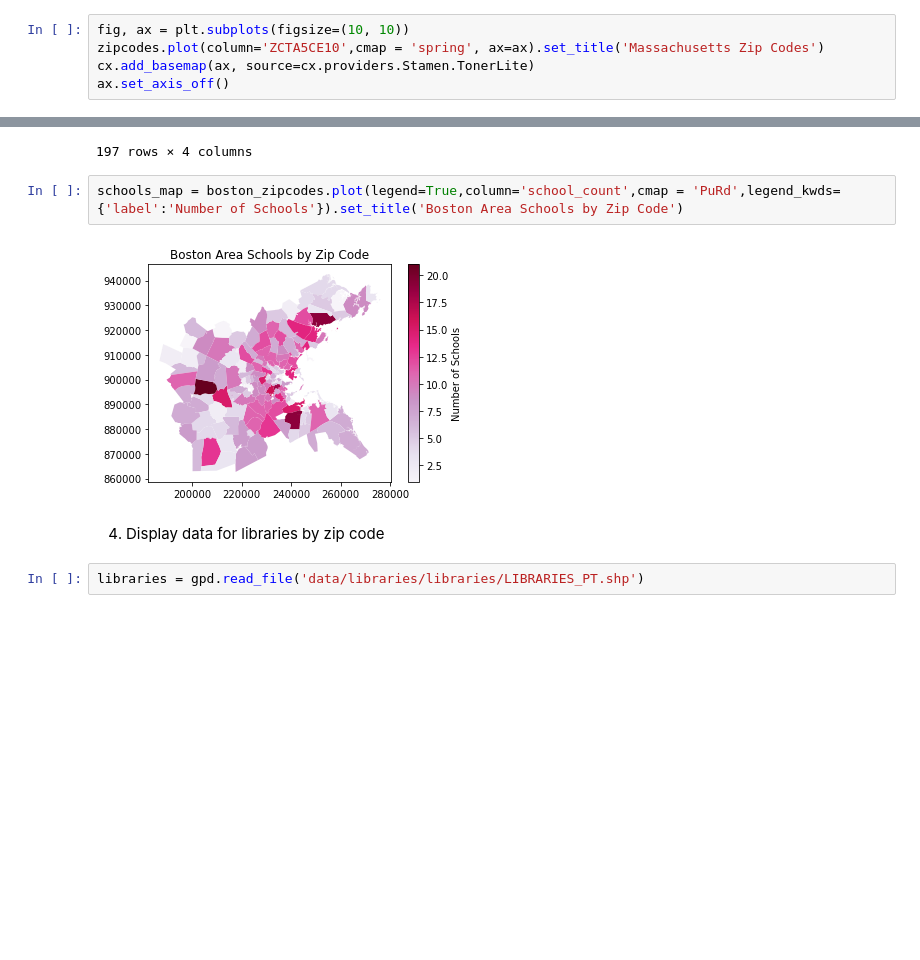
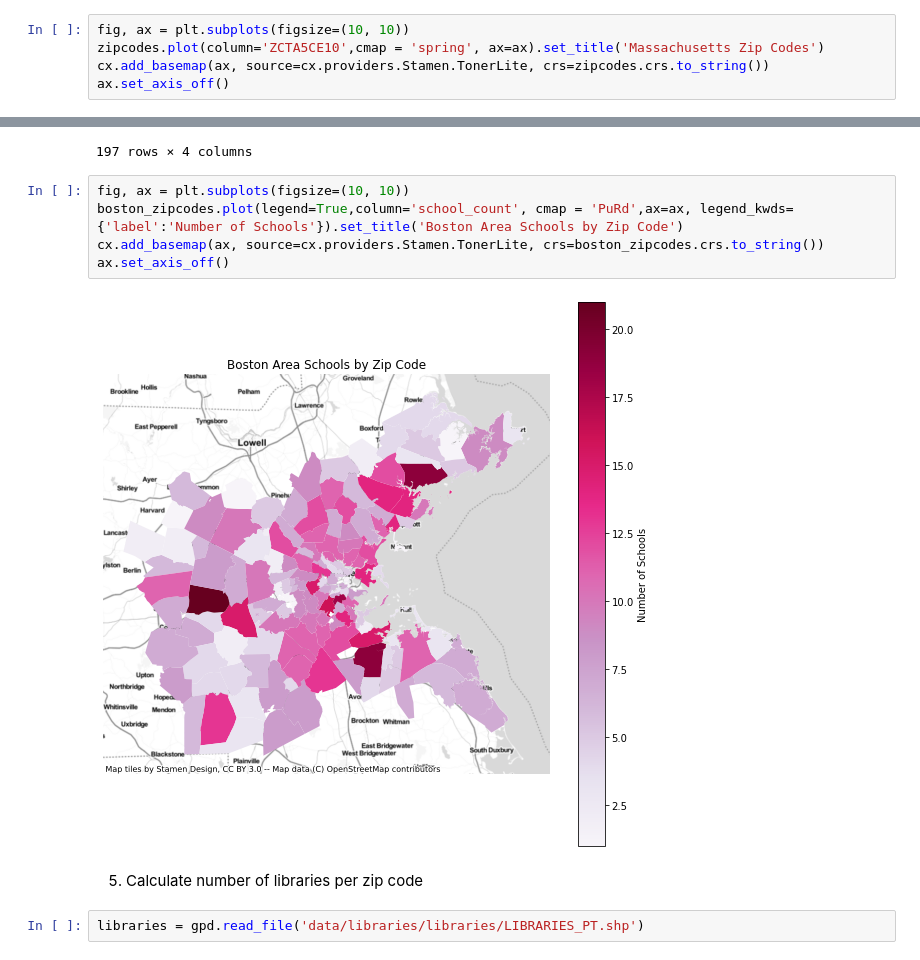
Before and after one commit to oreade01/UEP239_Final_Project, a Jupyter notebook: suitability.ipynb, the cells around one changed output, grey strips where cells are left out. Cells and saved outputs as stored; diff of their text form; blank space fills up the shorter version.

```diff
--- a/suitability.ipynb
+++ b/suitability.ipynb
@@ -52,6 +58,6 @@ zipcodes.head()
 # %%
 fig, ax = plt.subplots(figsize=(10, 10))
 zipcodes.plot(column='ZCTA5CE10',cmap = 'spring', ax=ax).set_title('Massachusetts Zip Codes')
-cx.add_basemap(ax, source=cx.providers.Stamen.TonerLite)
+cx.add_basemap(ax, source=cx.providers.Stamen.TonerLite, crs=zipcodes.crs.to_string())
 ax.set_axis_off()
 # %% [output]
@@ -190,11 +177,14 @@ boston_zipcodes
 | 196 | 01503 | 33598202 | MULTIPOLYGON (((192620.359 903410... | 1.0 |
 197 rows × 4 columns
 # %%
-schools_map = boston_zipcodes.plot(legend=True,column='school_count',cmap = 'PuRd',legend_kwds={'label':'Number of Schools'}).set_title('Boston Area Schools by Zip Code')
+fig, ax = plt.subplots(figsize=(10, 10))
+boston_zipcodes.plot(legend=True,column='school_count', cmap = 'PuRd',ax=ax, legend_kwds={'label':'Number of Schools'}).set_title('Boston Area Schools by Zip Code')
+cx.add_basemap(ax, source=cx.providers.Stamen.TonerLite, crs=boston_zipcodes.crs.to_string())
+ax.set_axis_off()
 # %% [output]
-[figure, old version]
+[figure, new version]
 # %% [markdown]
-4. Display data for libraries by zip code
+5. Calculate number of libraries per zip code
 # %%
 libraries = gpd.read_file('data/libraries/libraries/LIBRARIES_PT.shp')
 # %%
```
Also changed, not shown: parts of 34 cells of this notebook, 1 other file.
